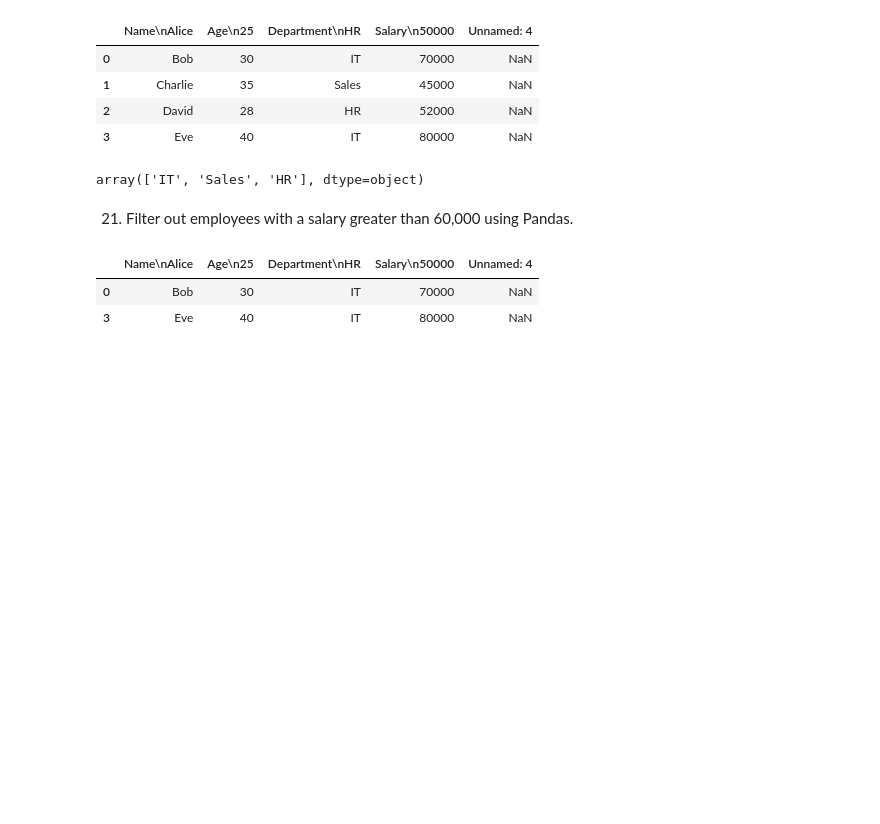
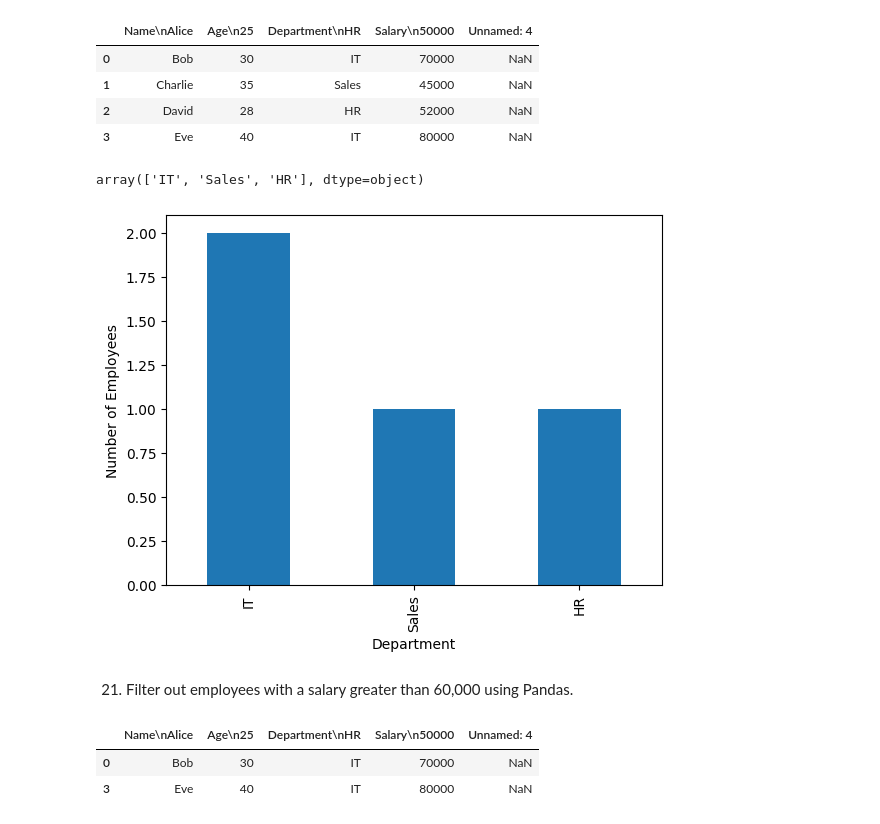
Before and after one commit to gadwal4201/CRT-2025, a Jupyter notebook: Test_28_03_2025.ipynb, the cells around one changed output. Drawn from its saved outputs; the diff is of its cells as text; code cells hidden in the pictures; blank space fills up the shorter version.

```diff
--- a/Test_28_03_2025.ipynb
+++ b/Test_28_03_2025.ipynb
@@ -62,6 +61,15 @@ df1
 df1['Department\nHR'].unique()
 # %% [output]
 array(['IT', 'Sales', 'HR'], dtype=object)
+# %%
+dept_counts = df1['Department\nHR'].value_counts()
+dept_counts.plot(kind='bar')
+
+plt.xlabel("Department")
+plt.ylabel("Number of Employees")
+plt.show()
+# %% [output]
+[figure, added]
 # %% [markdown]
 21. Filter out employees with a salary greater than 60,000 using Pandas.
 # %%
```
Also changed, not shown: parts of 15 cells of this notebook.
